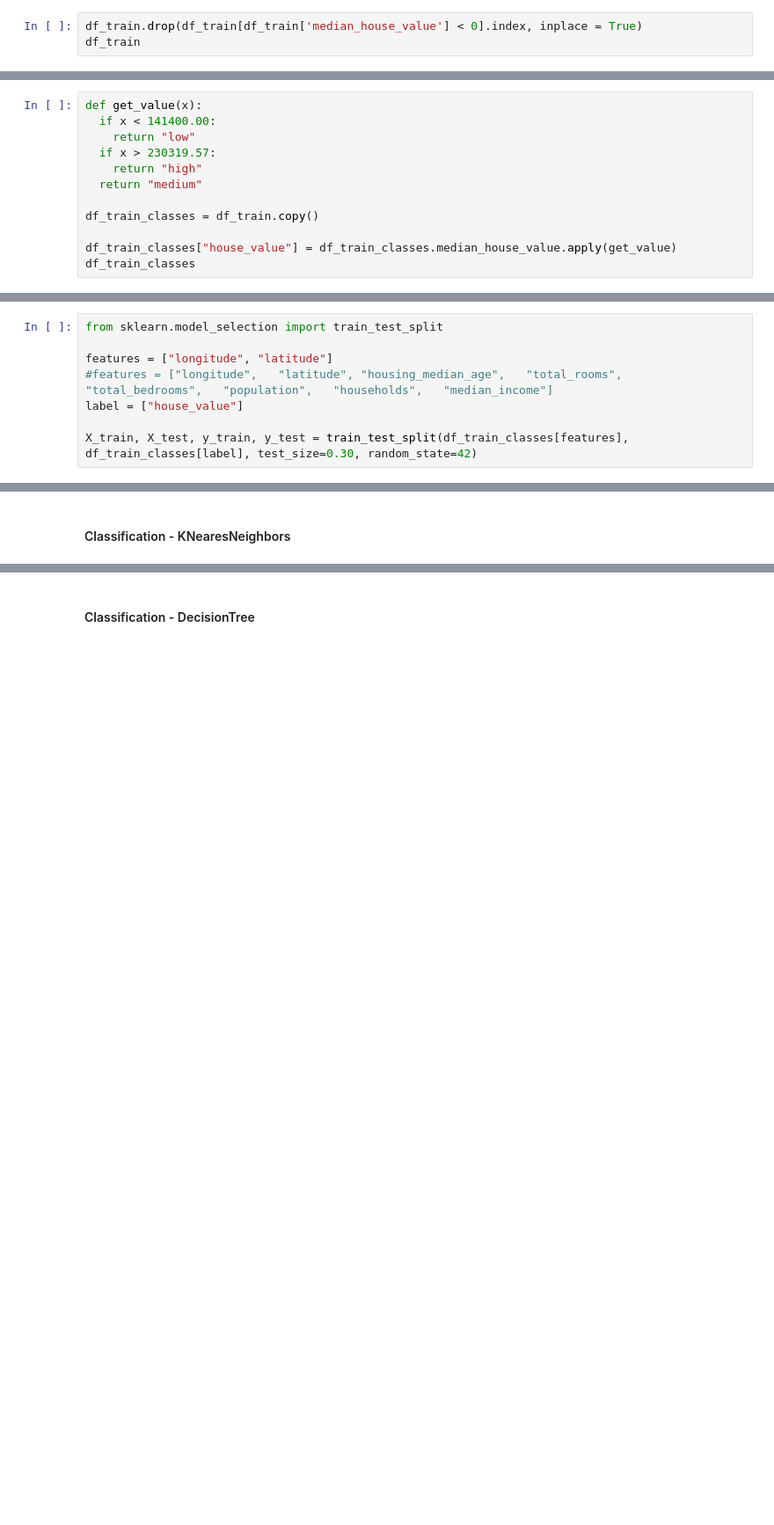
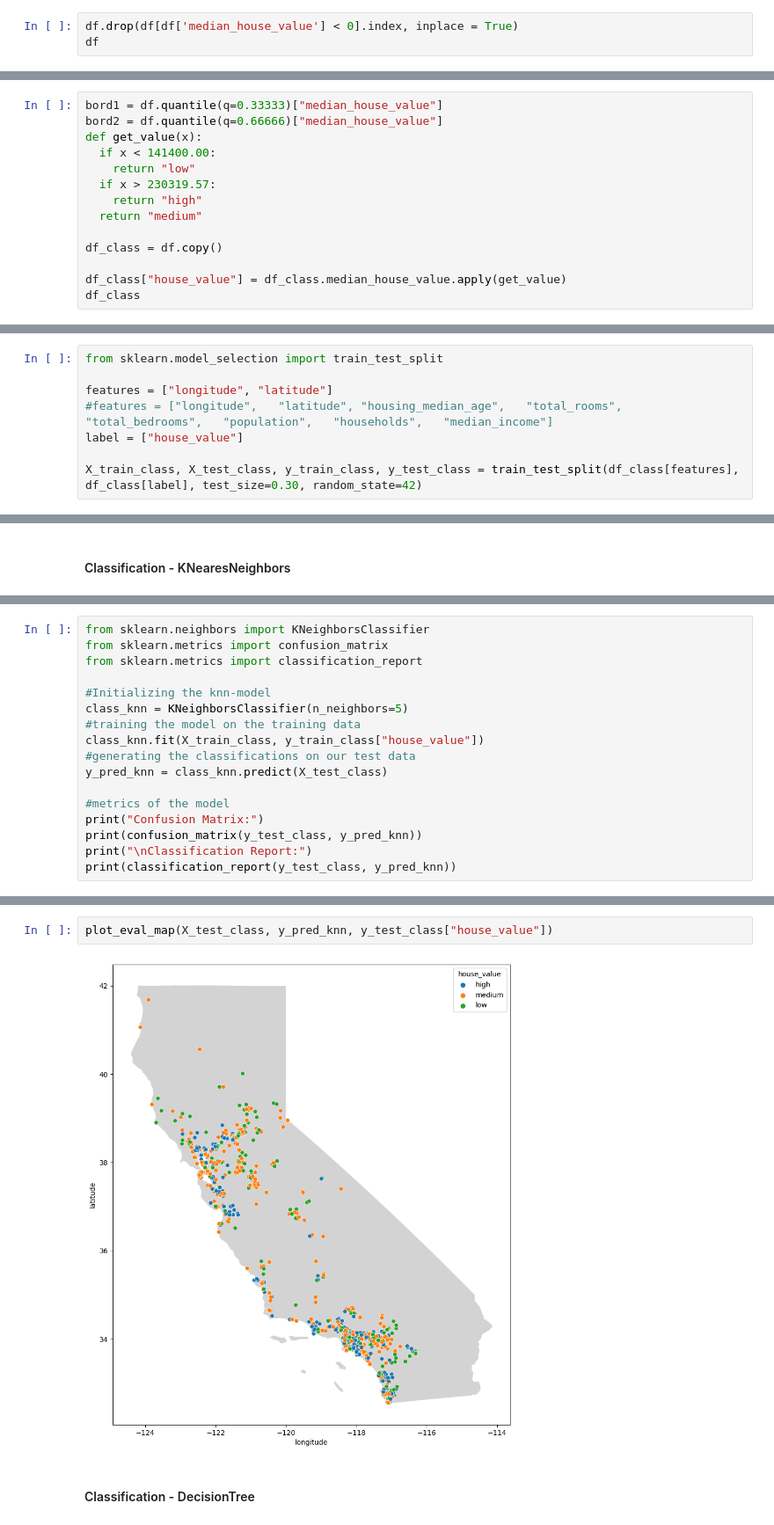
Before and after one commit to chris-hoertnagl/AI-Dojo, a Jupyter notebook: Basics/Ai_Workshop2.ipynb, the cells around one changed output, grey strips where cells are left out. Shown at 88% size. Saved outputs shown, nothing was run; the diff lists cells and outputs as text; blank space fills up the shorter version.

```diff
--- a/Basics/Ai_Workshop2.ipynb
+++ b/Basics/Ai_Workshop2.ipynb
@@ -394,6 +388,6 @@ We continue with dealing with outliers. As we have already seen above with the .
 # %%
-df_train.drop(df_train[df_train['median_house_value'] < 0].index, inplace = True)
-df_train
+df.drop(df[df['median_house_value'] < 0].index, inplace = True)
+df
 # %% [output]
 |  | longitude | latitude | housing_median_age | total_rooms | total_bedrooms | population | households | ... |
 | 0 | -122.23 | 37.88 | 41.0 | 880.0 | 129.0 | 322.0 | 126.0 | ... |
@@ -421,4 +410,6 @@ Now, we can add a new column in the dataset with the appriopriate classification
 # %%
+bord1 = df.quantile(q=0.33333)["median_house_value"]
+bord2 = df.quantile(q=0.66666)["median_house_value"]
 def get_value(x):
   if x < 141400.00:
     return "low"
@@ -426,10 +417,10 @@ def get_value(x):
     return "high"
   return "medium"
 
-df_train_classes = df_train.copy()
+df_class = df.copy()
 
-df_train_classes["house_value"] = df_train_classes.median_house_value.apply(get_value)
-df_train_classes
+df_class["house_value"] = df_class.median_house_value.apply(get_value)
+df_class
 # %% [output]
 |  | longitude | latitude | housing_median_age | total_rooms | total_bedrooms | population | households | ... |
 | 0 | -122.23 | 37.88 | 41.0 | 880.0 | 129.0 | 322.0 | 126.0 | ... |
@@ -535,7 +540,7 @@ features = ["longitude", "latitude"]
 #features = ["longitude",	"latitude",	"housing_median_age",	"total_rooms",	"total_bedrooms",	"population",	"households",	"median_income"]
 label = ["house_value"]
 
-X_train, X_test, y_train, y_test = train_test_split(df_train_classes[features], df_train_classes[label], test_size=0.30, random_state=42)
+X_train_class, X_test_class, y_train_class, y_test_class = train_test_split(df_class[features], df_class[label], test_size=0.30, random_state=42)
 # %%
 def plot_eval_map(df_in, prediction, actual):
   df = df_in.copy()
@@ -576,0 +567,17 @@ plot_eval_map(X_test, knn_model.predict(X_test), y_test["house_value"])
+# %%
+from sklearn.neighbors import KNeighborsClassifier
+from sklearn.metrics import confusion_matrix
+from sklearn.metrics import classification_report
+
+#Initializing the knn-model
+class_knn = KNeighborsClassifier(n_neighbors=5)
+#training the model on the training data
+class_knn.fit(X_train_class, y_train_class["house_value"])
+#generating the classifications on our test data
+y_pred_knn = class_knn.predict(X_test_class)
+
+#metrics of the model
+print("Confusion Matrix:")
+print(confusion_matrix(y_test_class, y_pred_knn))
+print("\nClassification Report:")
+print(classification_report(y_test_class, y_pred_knn))
@@ -577,2 +600,6 @@ plot_eval_map(X_test, knn_model.predict(X_test), y_test["house_value"])
+# %%
+plot_eval_map(X_test_class, y_pred_knn, y_test_class["house_value"])
+# %% [output]
+[figure, added]
 # %% [markdown]
 #### Classification - DecisionTree
```
Also changed, not shown: parts of 56 cells of this notebook.
